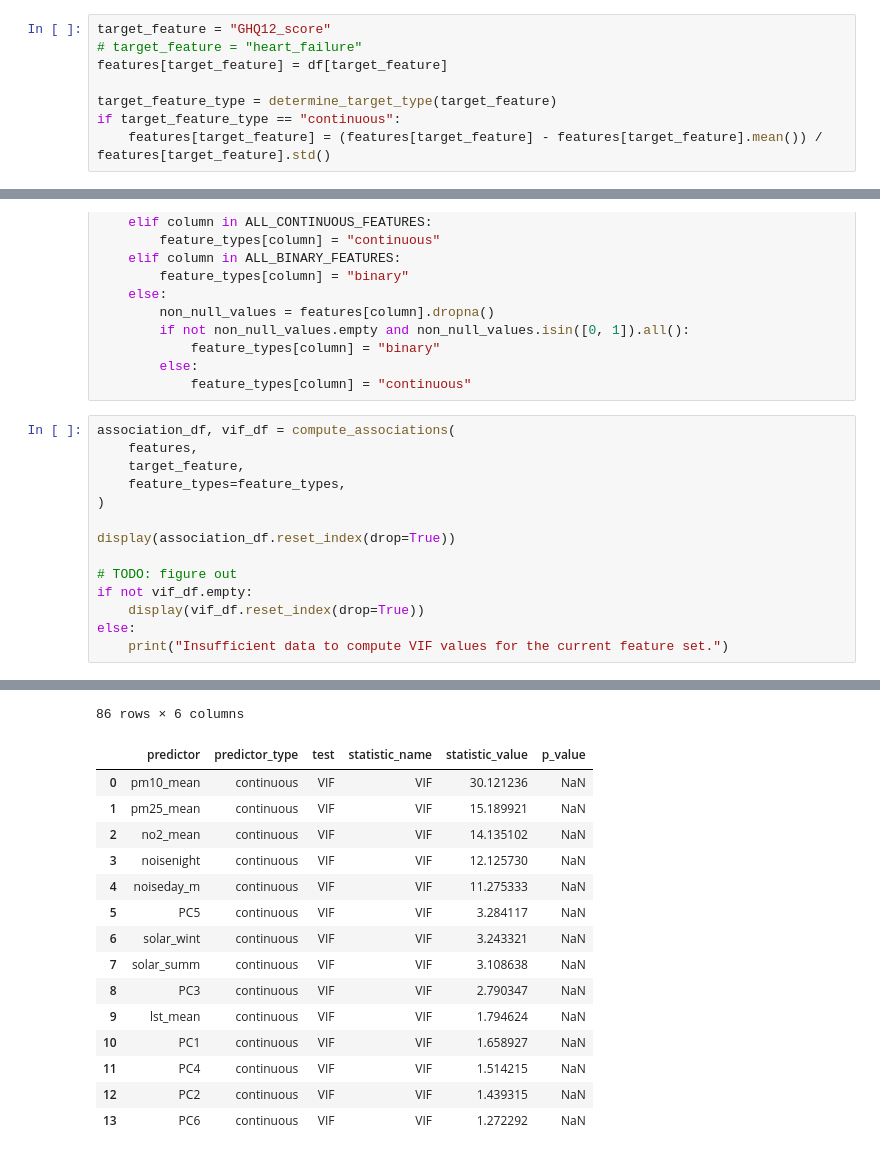
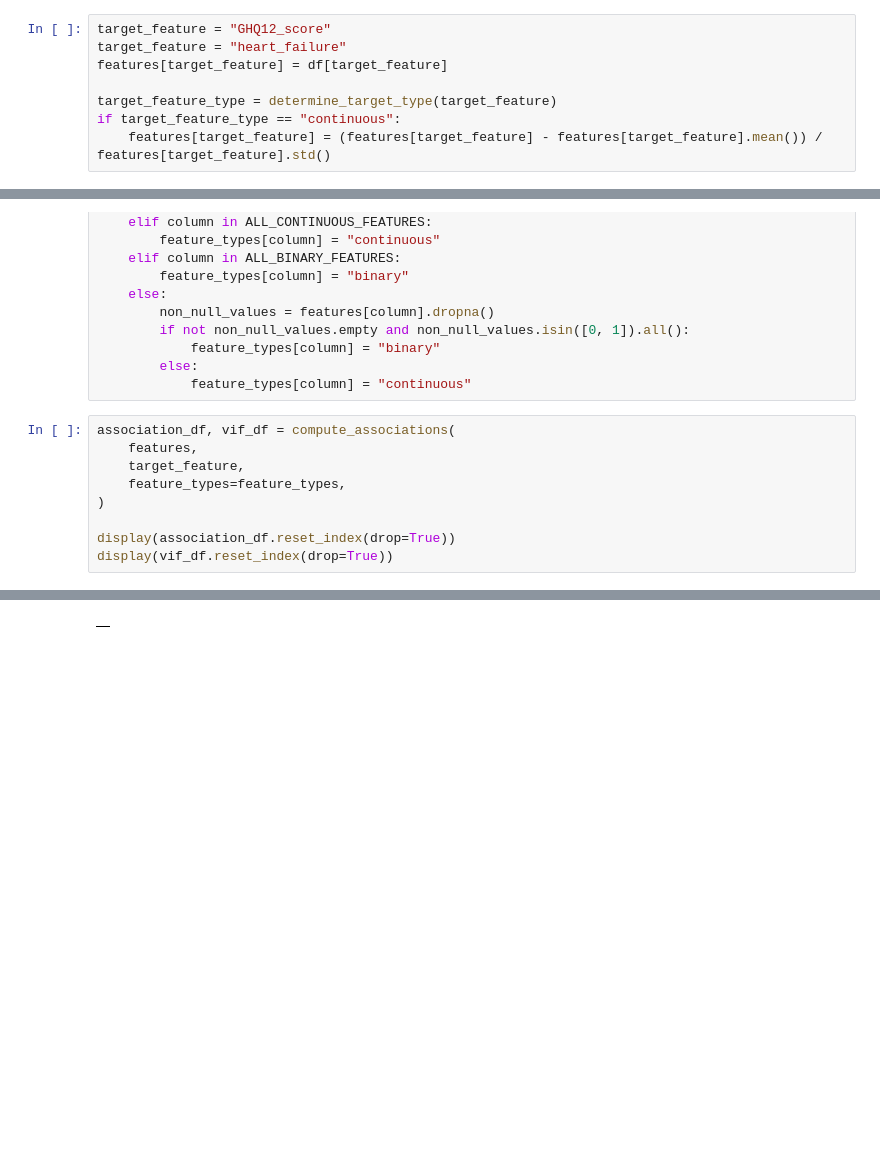
Before and after one commit to MauroPello/ENAC-ML4Science_LIPID, a Jupyter notebook: main.ipynb, the cells around one changed output, grey strips where cells are left out. Cells and saved outputs as stored; diff of their text form; blank space fills up the shorter version.

```diff
--- a/main.ipynb
+++ b/main.ipynb
@@ -304,7 +304,7 @@ print(
 Number of features that are continuous: 14
 # %%
 target_feature = "GHQ12_score"
-# target_feature = "heart_failure"
+target_feature = "heart_failure"
 features[target_feature] = df[target_feature]
 
 target_feature_type = determine_target_type(target_feature)
@@ -386,11 +386,6 @@ association_df, vif_df = compute_associations(
 )
 
 display(association_df.reset_index(drop=True))
-
-# TODO: figure out
-if not vif_df.empty:
-    display(vif_df.reset_index(drop=True))
-else:
-    print("Insufficient data to compute VIF values for the current feature set.")
+display(vif_df.reset_index(drop=True))
 # %% [output]
 |  | predictor | predictor_type | test | statistic_name | statistic_value | p_value |
@@ -408,19 +408,4 @@ else:
-86 rows × 6 columns
-|  | predictor | predictor_type | test | statistic_name | statistic_value | p_value |
-| 0 | pm10_mean | continuous | VIF | VIF | 30.121236 | NaN |
-| 1 | pm25_mean | continuous | VIF | VIF | 15.189921 | NaN |
-| 2 | no2_mean | continuous | VIF | VIF | 14.135102 | NaN |
-| 3 | noisenight | continuous | VIF | VIF | 12.125730 | NaN |
-| 4 | noiseday_m | continuous | VIF | VIF | 11.275333 | NaN |
-| 5 | PC5 | continuous | VIF | VIF | 3.284117 | NaN |
-| 6 | solar_wint | continuous | VIF | VIF | 3.243321 | NaN |
-| 7 | solar_summ | continuous | VIF | VIF | 3.108638 | NaN |
-| 8 | PC3 | continuous | VIF | VIF | 2.790347 | NaN |
-| 9 | lst_mean | continuous | VIF | VIF | 1.794624 | NaN |
-| 10 | PC1 | continuous | VIF | VIF | 1.658927 | NaN |
-| 11 | PC4 | continuous | VIF | VIF | 1.514215 | NaN |
-| 12 | PC2 | continuous | VIF | VIF | 1.439315 | NaN |
-| 13 | PC6 | continuous | VIF | VIF | 1.272292 | NaN |
+|  |
 # %%
 model_results = run_modeling_suite(
     features,
```
Also changed, not shown: parts of 3 cells of this notebook, 2 other files.
